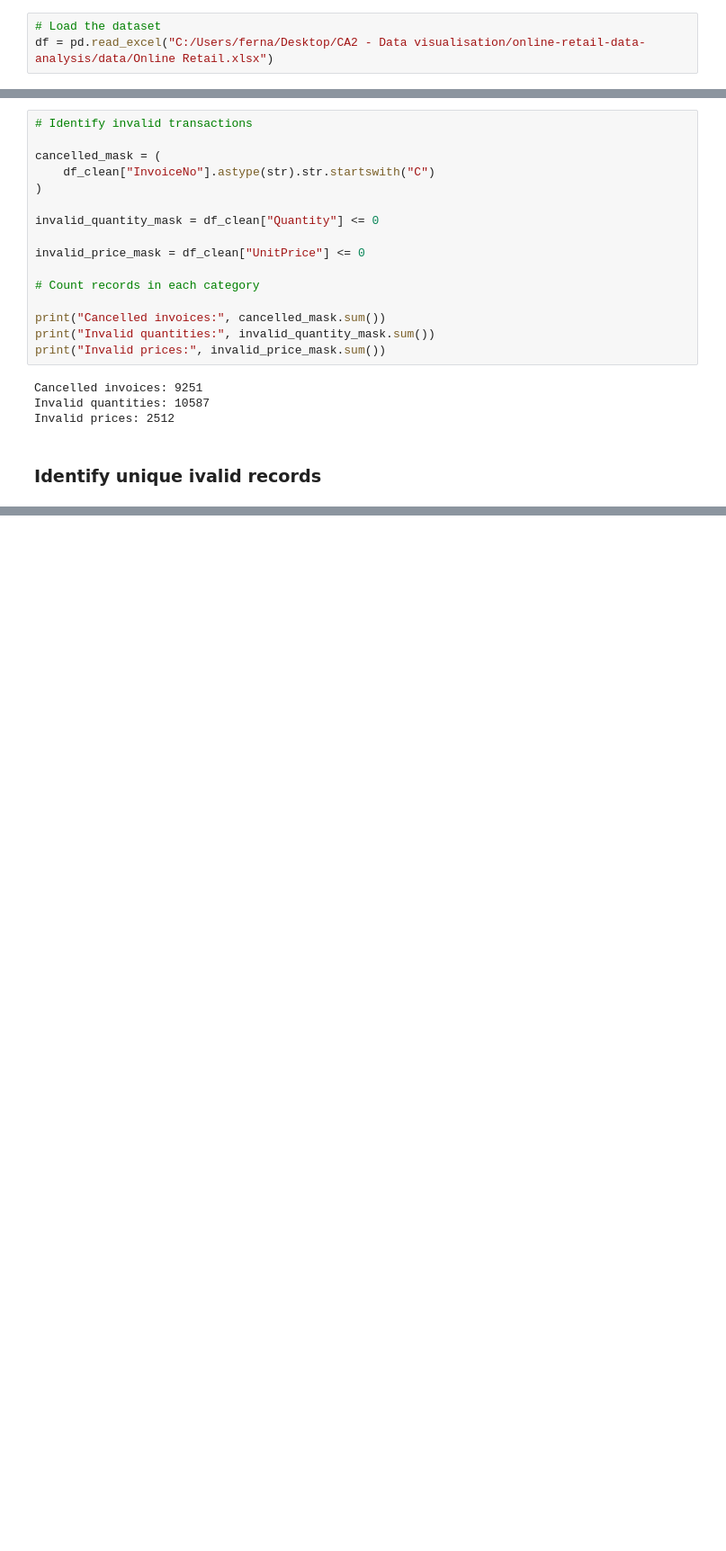
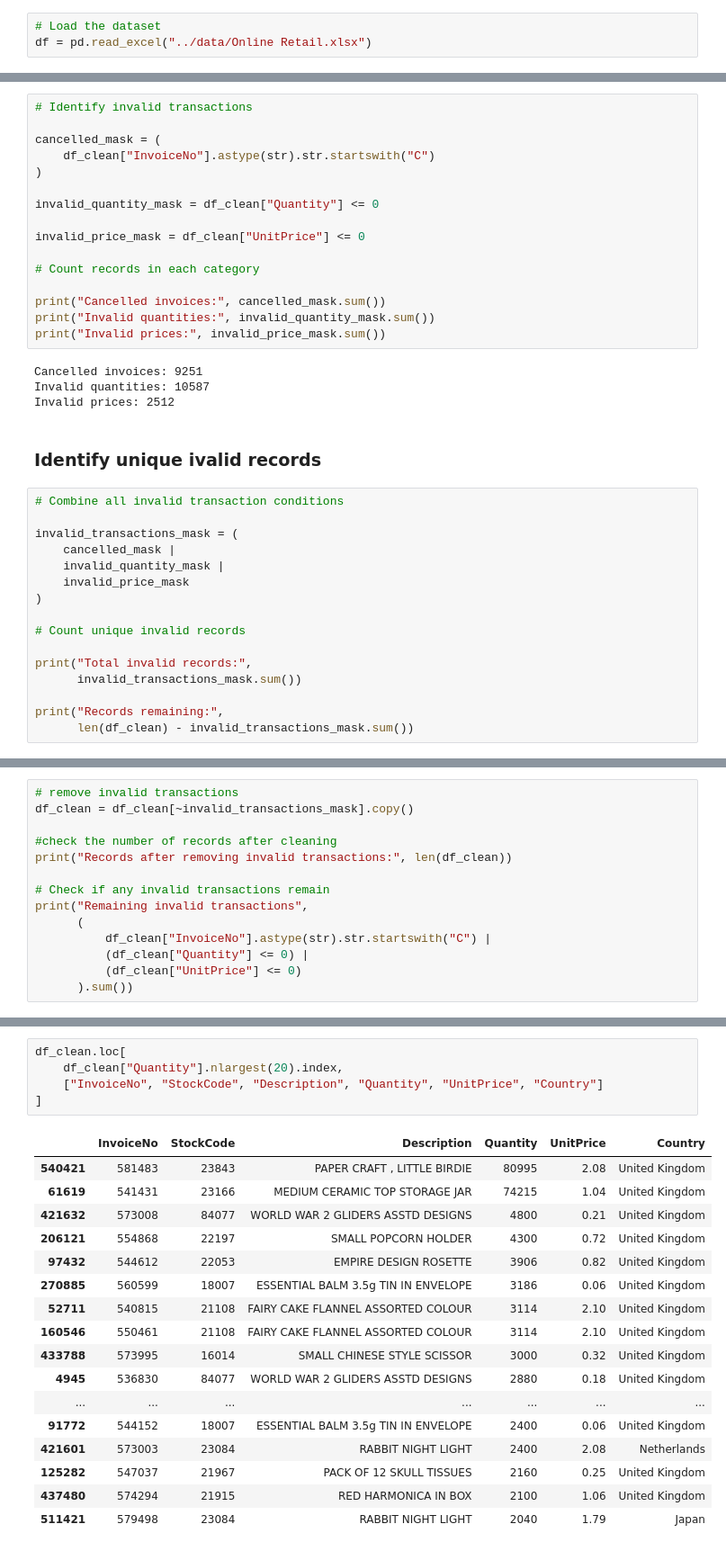
Before and after one commit to FernandaCCT-2023223/online-retail-data-analysis, a Jupyter notebook: notebooks/online_retail_analysis.ipynb, the cells around one changed output, grey strips where cells are left out. Shown at 90% size. Cells and saved outputs as stored; diff of their text form; blank space fills up the shorter version.

Commit message:
Complete data cleaning and preparation

```diff
--- a/notebooks/online_retail_analysis.ipynb
+++ b/notebooks/online_retail_analysis.ipynb
@@ -14,7 +14,7 @@ pd.set_option("display.max_columns", None)
 pd.set_option("display.max_rows", 100)
 # %%
 # Load the dataset
-df = pd.read_excel("C:/Users/ferna/Desktop/CA2 - Data visualisation/online-retail-data-analysis/data/Online Retail.xlsx")
+df = pd.read_excel("../data/Online Retail.xlsx")
 # %%
 #shows the firts 5 rows
 df.head()
@@ -418,3 +418,19 @@ Invalid quantities: 10587
 Invalid prices: 2512
 # %% [markdown]
 ### Identify unique ivalid records
+# %%
+# Combine all invalid transaction conditions
+
+invalid_transactions_mask = (
+    cancelled_mask |
+    invalid_quantity_mask |
+    invalid_price_mask
+)
+
+# Count unique invalid records
+
+print("Total invalid records:",
+      invalid_transactions_mask.sum())
+
+print("Records remaining:",
+      len(df_clean) - invalid_transactions_mask.sum())
@@ -420,0 +446,14 @@ Invalid prices: 2512
+# %%
+# remove invalid transactions
+df_clean = df_clean[~invalid_transactions_mask].copy()
+
+#check the number of records after cleaning
+print("Records after removing invalid transactions:", len(df_clean))
+
+# Check if any invalid transactions remain
+print("Remaining invalid transactions",
+      (
+          df_clean["InvoiceNo"].astype(str).str.startswith("C") |
+          (df_clean["Quantity"] <= 0) |
+          (df_clean["UnitPrice"] <= 0)
+      ).sum())
@@ -420,0 +536,23 @@ Invalid prices: 2512
+# %%
+df_clean.loc[
+    df_clean["Quantity"].nlargest(20).index,
+    ["InvoiceNo", "StockCode", "Description", "Quantity", "UnitPrice", "Country"]
+]
+# %% [output]
+|  | InvoiceNo | StockCode | Description | Quantity | UnitPrice | Country |
+| 540421 | 581483 | 23843 | PAPER CRAFT , LITTLE BIRDIE | 80995 | 2.08 | United Kingdom |
+| 61619 | 541431 | 23166 | MEDIUM CERAMIC TOP STORAGE JAR | 74215 | 1.04 | United Kingdom |
+| 421632 | 573008 | 84077 | WORLD WAR 2 GLIDERS ASSTD DESIGNS | 4800 | 0.21 | United Kingdom |
+| 206121 | 554868 | 22197 | SMALL POPCORN HOLDER | 4300 | 0.72 | United Kingdom |
+| 97432 | 544612 | 22053 | EMPIRE DESIGN ROSETTE | 3906 | 0.82 | United Kingdom |
+| 270885 | 560599 | 18007 | ESSENTIAL BALM 3.5g TIN IN ENVELOPE | 3186 | 0.06 | United Kingdom |
+| 52711 | 540815 | 21108 | FAIRY CAKE FLANNEL ASSORTED COLOUR | 3114 | 2.10 | United Kingdom |
+| 160546 | 550461 | 21108 | FAIRY CAKE FLANNEL ASSORTED COLOUR | 3114 | 2.10 | United Kingdom |
+| 433788 | 573995 | 16014 | SMALL CHINESE STYLE SCISSOR | 3000 | 0.32 | United Kingdom |
+| 4945 | 536830 | 84077 | WORLD WAR 2 GLIDERS ASSTD DESIGNS | 2880 | 0.18 | United Kingdom |
+| ... | ... | ... | ... | ... | ... | ... |
+| 91772 | 544152 | 18007 | ESSENTIAL BALM 3.5g TIN IN ENVELOPE | 2400 | 0.06 | United Kingdom |
+| 421601 | 573003 | 23084 | RABBIT NIGHT LIGHT | 2400 | 2.08 | Netherlands |
+| 125282 | 547037 | 21967 | PACK OF 12 SKULL TISSUES | 2160 | 0.25 | United Kingdom |
+| 437480 | 574294 | 21915 | RED HARMONICA IN BOX | 2100 | 1.06 | United Kingdom |
+| 511421 | 579498 | 23084 | RABBIT NIGHT LIGHT | 2040 | 1.79 | Japan |
```
Also changed, not shown: parts of 15 cells of this notebook.
